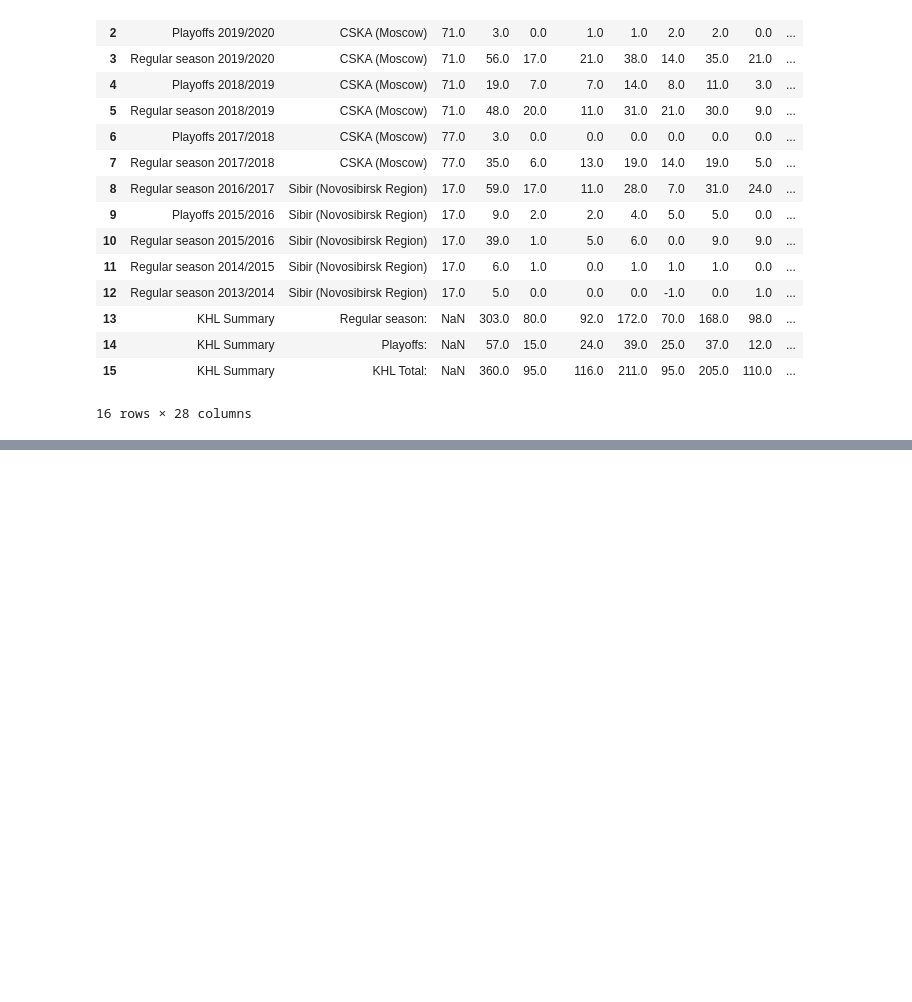
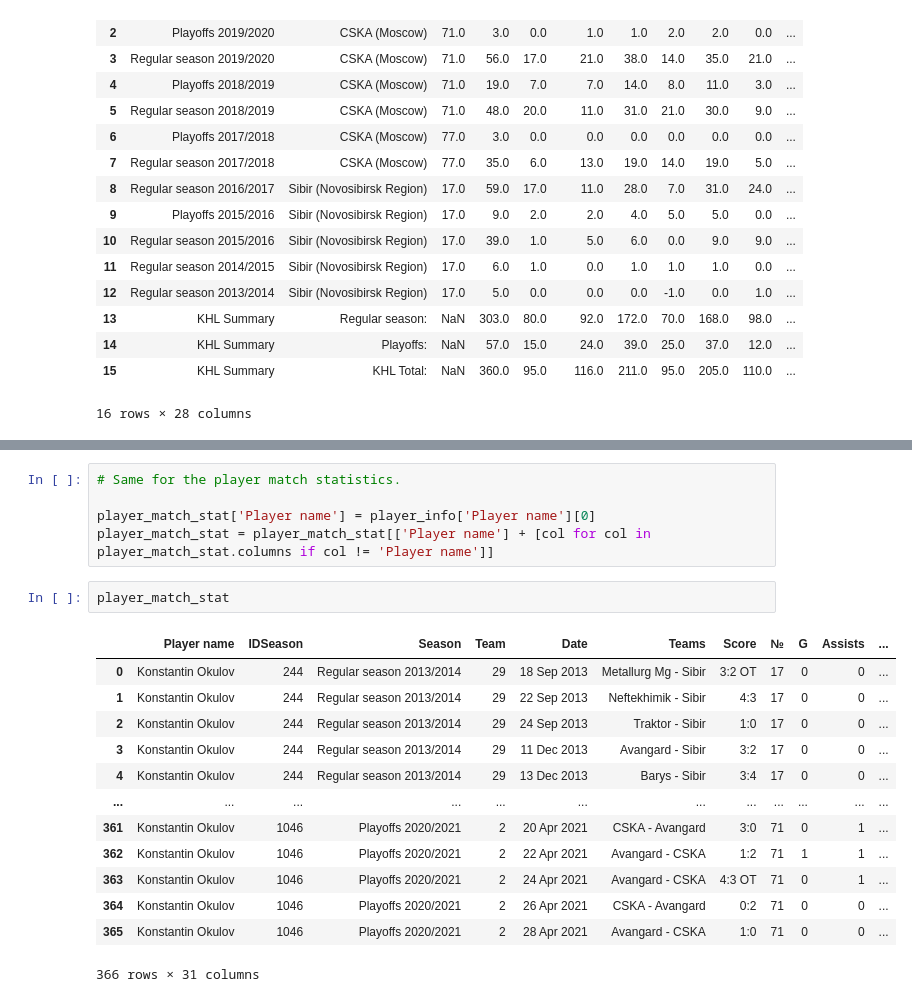
Before and after one commit to Dark-Hobbit/khl, a Jupyter notebook: data_preparation_players.ipynb, the cells around one changed output, grey strips where cells are left out. Drawn from its saved outputs; the diff is of its cells as text; blank space fills up the shorter version.

```diff
--- a/data_preparation_players.ipynb
+++ b/data_preparation_players.ipynb
@@ -134,0 +172,21 @@ player_season_stat
+# %%
+# Same for the player match statistics.
+
+player_match_stat['Player name'] = player_info['Player name'][0]
+player_match_stat = player_match_stat[['Player name'] + [col for col in player_match_stat.columns if col != 'Player name']]
+# %%
+player_match_stat
+# %% [output]
+|  | Player name | IDSeason | Season | Team | Date | Teams | Score | № | G | Assists | ... |
+| 0 | Konstantin Okulov | 244 | Regular season 2013/2014 | 29 | 18 Sep 2013 | Metallurg Mg - Sibir | 3:2 ОТ | 17 | 0 | 0 | ... |
+| 1 | Konstantin Okulov | 244 | Regular season 2013/2014 | 29 | 22 Sep 2013 | Neftekhimik - Sibir | 4:3 | 17 | 0 | 0 | ... |
+| 2 | Konstantin Okulov | 244 | Regular season 2013/2014 | 29 | 24 Sep 2013 | Traktor - Sibir | 1:0 | 17 | 0 | 0 | ... |
+| 3 | Konstantin Okulov | 244 | Regular season 2013/2014 | 29 | 11 Dec 2013 | Avangard - Sibir | 3:2 | 17 | 0 | 0 | ... |
+| 4 | Konstantin Okulov | 244 | Regular season 2013/2014 | 29 | 13 Dec 2013 | Barys - Sibir | 3:4 | 17 | 0 | 0 | ... |
+| ... | ... | ... | ... | ... | ... | ... | ... | ... | ... | ... | ... |
+| 361 | Konstantin Okulov | 1046 | Playoffs 2020/2021 | 2 | 20 Apr 2021 | CSKA - Avangard | 3:0 | 71 | 0 | 1 | ... |
+| 362 | Konstantin Okulov | 1046 | Playoffs 2020/2021 | 2 | 22 Apr 2021 | Avangard - CSKA | 1:2 | 71 | 1 | 1 | ... |
+| 363 | Konstantin Okulov | 1046 | Playoffs 2020/2021 | 2 | 24 Apr 2021 | Avangard - CSKA | 4:3 ОТ | 71 | 0 | 1 | ... |
+| 364 | Konstantin Okulov | 1046 | Playoffs 2020/2021 | 2 | 26 Apr 2021 | CSKA - Avangard | 0:2 | 71 | 0 | 0 | ... |
+| 365 | Konstantin Okulov | 1046 | Playoffs 2020/2021 | 2 | 28 Apr 2021 | Avangard - CSKA | 1:0 | 71 | 0 | 0 | ... |
+366 rows × 31 columns
```
Also changed, not shown: parts of 10 cells of this notebook, 3 other files.
